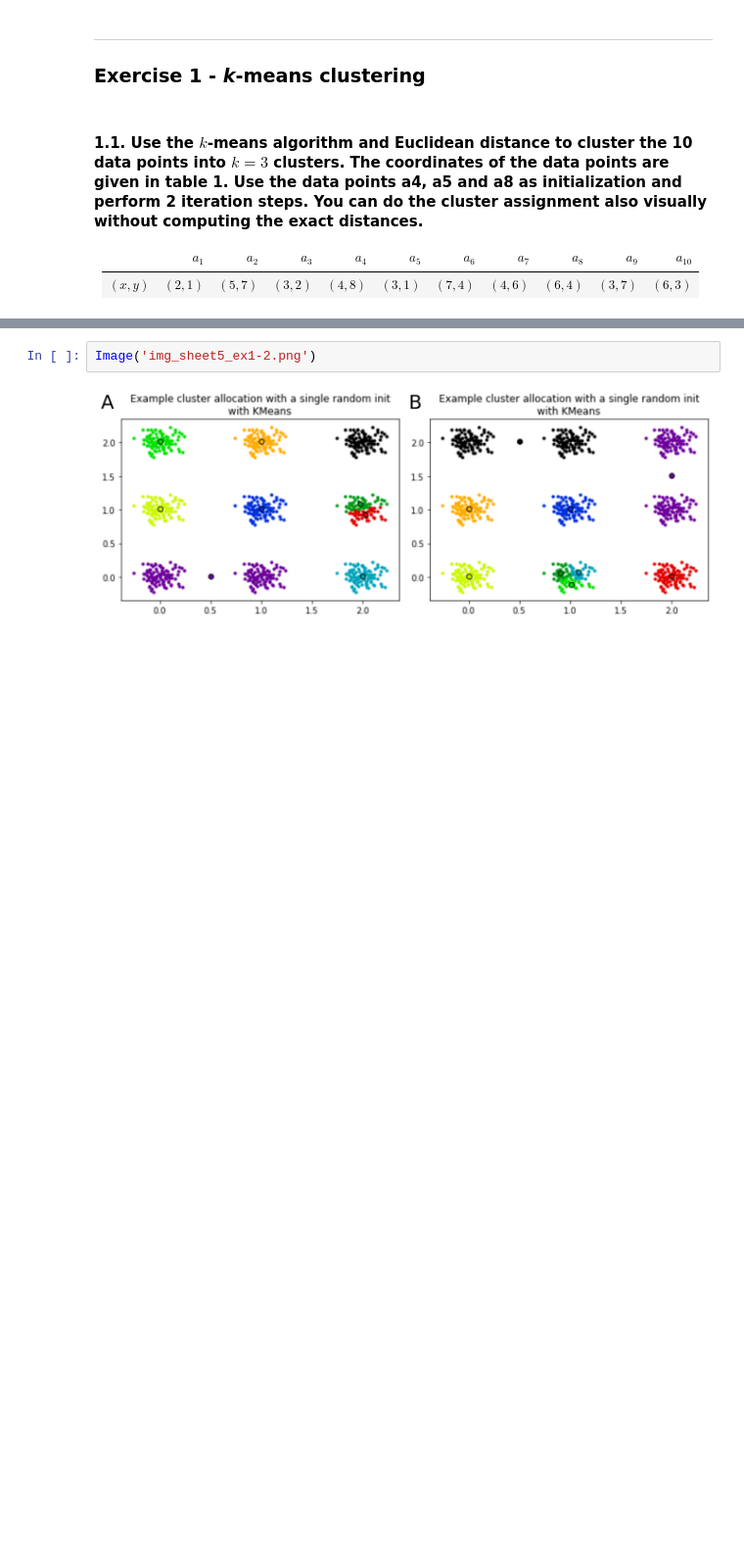
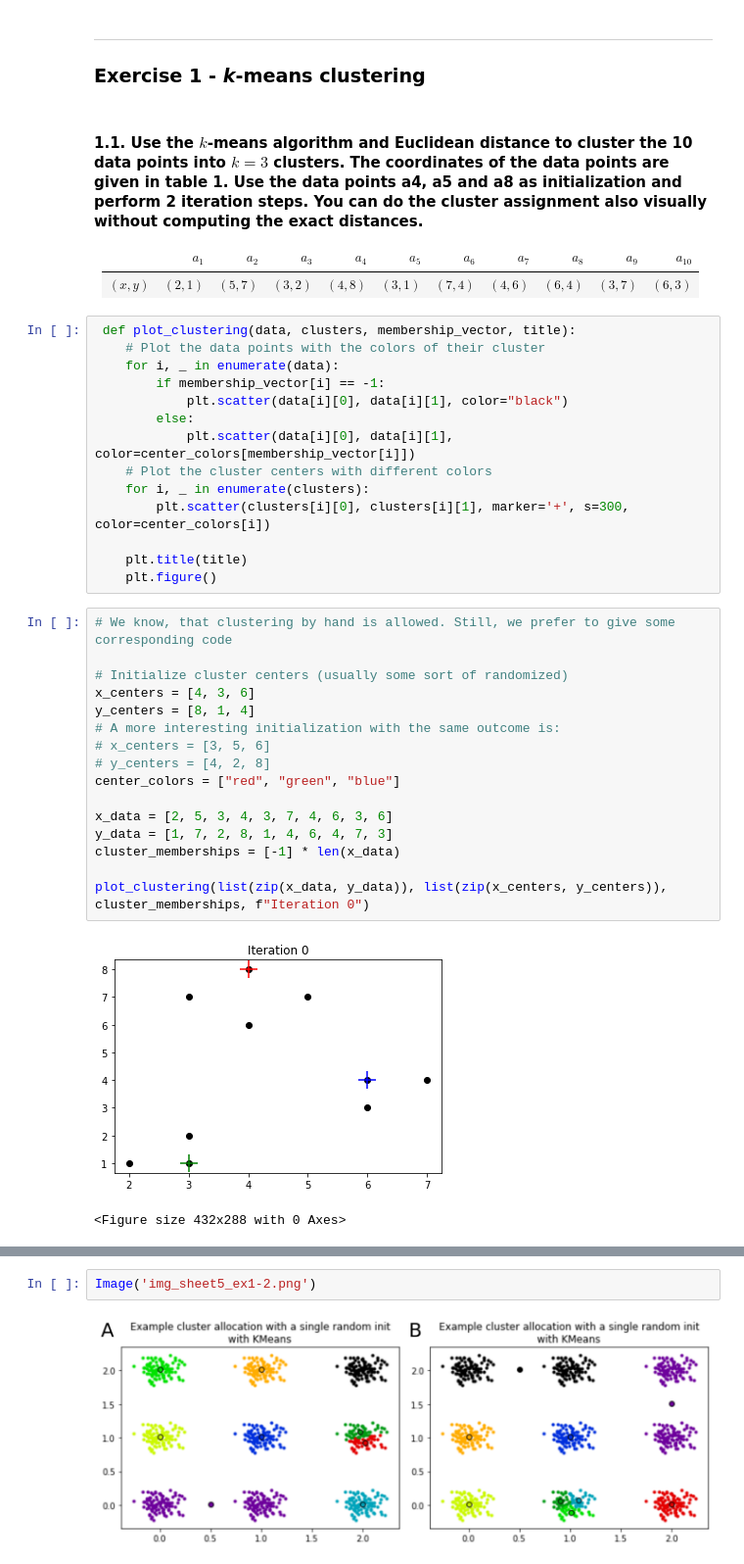
Before and after one commit to FabriceBeaumont/MA-INF_4216_Biomedical_DS_and_AI, a Jupyter notebook: Sheet5/Assignment5_Solutions.ipynb, the cells around one changed output, grey strips where cells are left out. Shown at 98% size. Drawn from its saved outputs; the diff is of its cells as text; blank space fills up the shorter version.

```diff
--- a/Sheet5/Assignment5_Solutions.ipynb
+++ b/Sheet5/Assignment5_Solutions.ipynb
@@ -45,3 +46,36 @@ And what is up with the strange exercise naming conventions like in Exercise 3 (
 |  | $a_1$ | $a_2$ | $a_3$ | $a_4$ | $a_5$ | $a_6$ | $a_7$ | $a_8$ | $a_9$ | $a_{10}$ |
 | --- | --- | --- | --- | --- | --- | --- | --- | --- | --- | --- |
 | $(x,y)$ | $(2,1)$ | $(5,7)$ | $(3,2)$ | $(4,8)$ | $(3,1)$ | $(7,4)$ | $(4,6)$ | $(6,4)$ | $(3,7)$ | $(6,3)$ |
+# %%
+ def plot_clustering(data, clusters, membership_vector, title):
+    # Plot the data points with the colors of their cluster
+    for i, _ in enumerate(data):
+        if membership_vector[i] == -1:
+            plt.scatter(data[i][0], data[i][1], color="black")
+        else:
+            plt.scatter(data[i][0], data[i][1], color=center_colors[membership_vector[i]])
+    # Plot the cluster centers with different colors
+    for i, _ in enumerate(clusters):
+        plt.scatter(clusters[i][0], clusters[i][1], marker='+', s=300, color=center_colors[i])
+
+    plt.title(title)
+    plt.figure()
+# %%
+# We know, that clustering by hand is allowed. Still, we prefer to give some corresponding code
+
+# Initialize cluster centers (usually some sort of randomized)
+x_centers = [4, 3, 6]
+y_centers = [8, 1, 4]
+# A more interesting initialization with the same outcome is:
+# x_centers = [3, 5, 6]
+# y_centers = [4, 2, 8]
+center_colors = ["red", "green", "blue"]
+
+x_data = [2, 5, 3, 4, 3, 7, 4, 6, 3, 6]
+y_data = [1, 7, 2, 8, 1, 4, 6, 4, 7, 3]
+cluster_memberships = [-1] * len(x_data)
+
+plot_clustering(list(zip(x_data, y_data)), list(zip(x_centers, y_centers)), cluster_memberships, f"Iteration 0")
+# %% [output]
+[figure, added]
+<Figure size 432x288 with 0 Axes>
```
Also changed, not shown: parts of 10 cells of this notebook.
